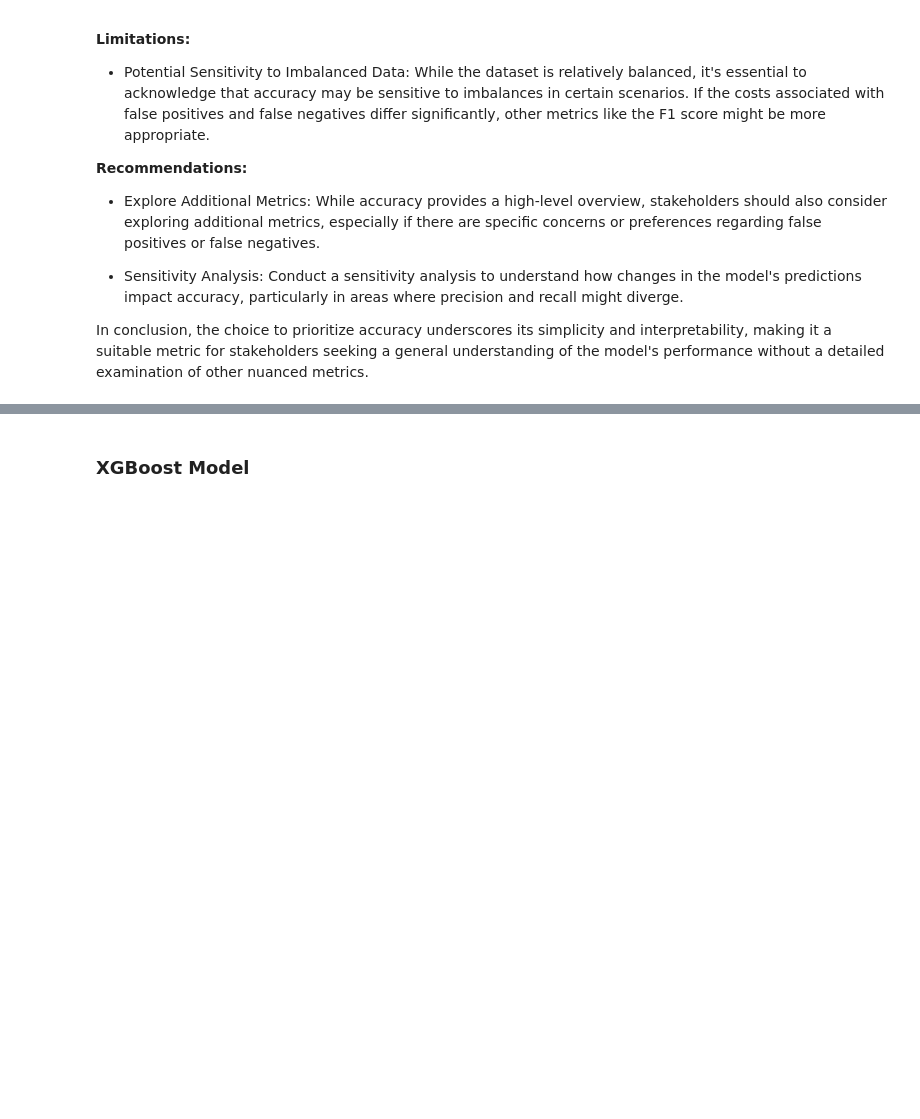
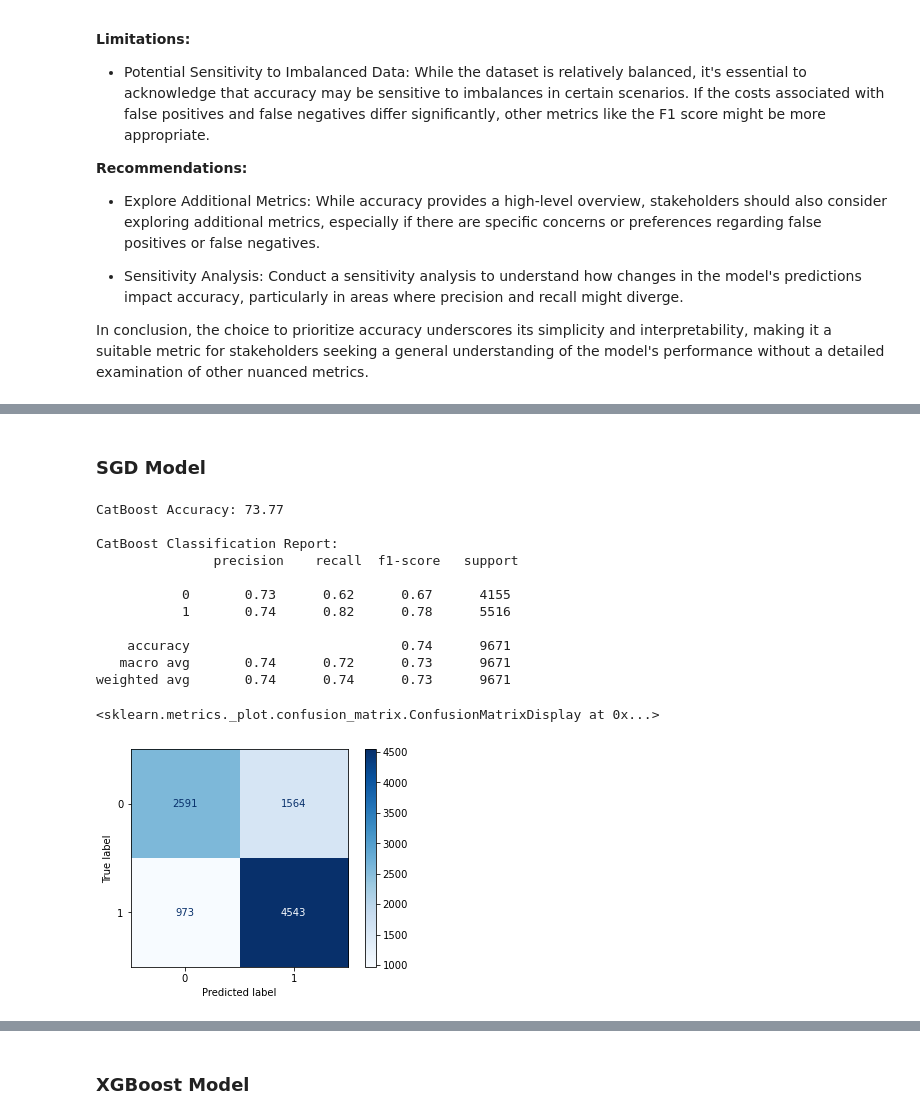
Before and after one commit to Ogutu01/Tanzania-Water-Infrastructure, a Jupyter notebook: index.ipynb, the cells around one changed output, grey strips where cells are left out. Saved outputs shown, nothing was run; the diff lists cells and outputs as text; code cells hidden in the pictures; blank space fills up the shorter version.

Commit message:
Modeling update

```diff
--- a/index.ipynb
+++ b/index.ipynb
@@ -880,0 +898,34 @@ In conclusion, the choice to prioritize accuracy underscores its simplicity and
+# %% [markdown]
+### SGD Model
+# %%
+from sklearn.linear_model import SGDClassifier
+
+sgd = SGDClassifier(shuffle = True, average = True)
+sgd.fit(X_train_scaled, y_train)
+
+y_pred_sgd = sgd.predict(X_test_scaled)
+
+accuracy_sgd = round(accuracy_score(y_test,y_pred_sgd) * 100, 2)
+classification_report_sgd = classification_report(y_test, y_pred_sgd)
+conf_matrix_sgd = confusion_matrix(y_test, y_pred_sgd)
+
+print(f"CatBoost Accuracy: {accuracy_sgd}")
+print("\nCatBoost Classification Report:\n", classification_report_sgd)
+
+# Display confusion matrix as a heatmap
+disp = ConfusionMatrixDisplay(confusion_matrix=conf_matrix_sgd, display_labels=model.classes_)
+disp.plot(cmap='Blues')
+# %% [output]
+CatBoost Accuracy: 73.77
+
+CatBoost Classification Report:
+               precision    recall  f1-score   support
+
+           0       0.73      0.62      0.67      4155
+           1       0.74      0.82      0.78      5516
+
+    accuracy                           0.74      9671
+   macro avg       0.74      0.72      0.73      9671
+weighted avg       0.74      0.74      0.73      9671
+<sklearn.metrics._plot.confusion_matrix.ConfusionMatrixDisplay at 0x...>
+[figure, added]
```
Also changed, not shown: parts of 9 cells of this notebook, 3 other files.
